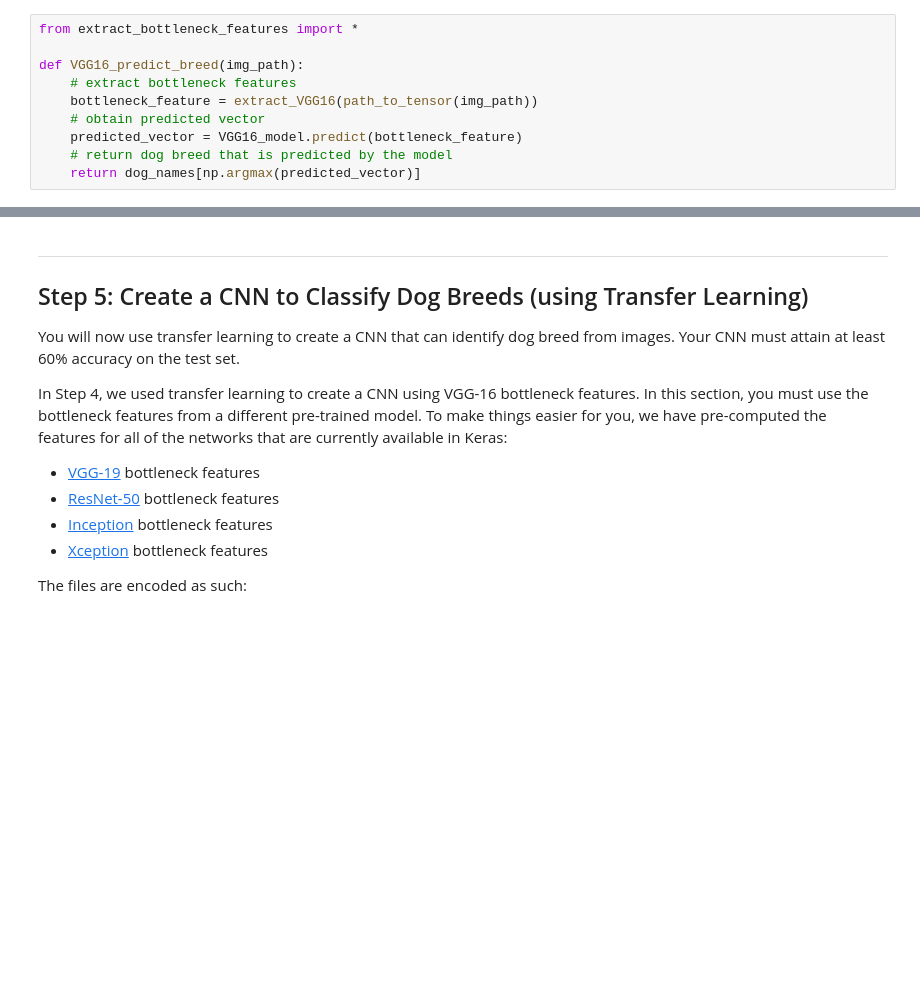
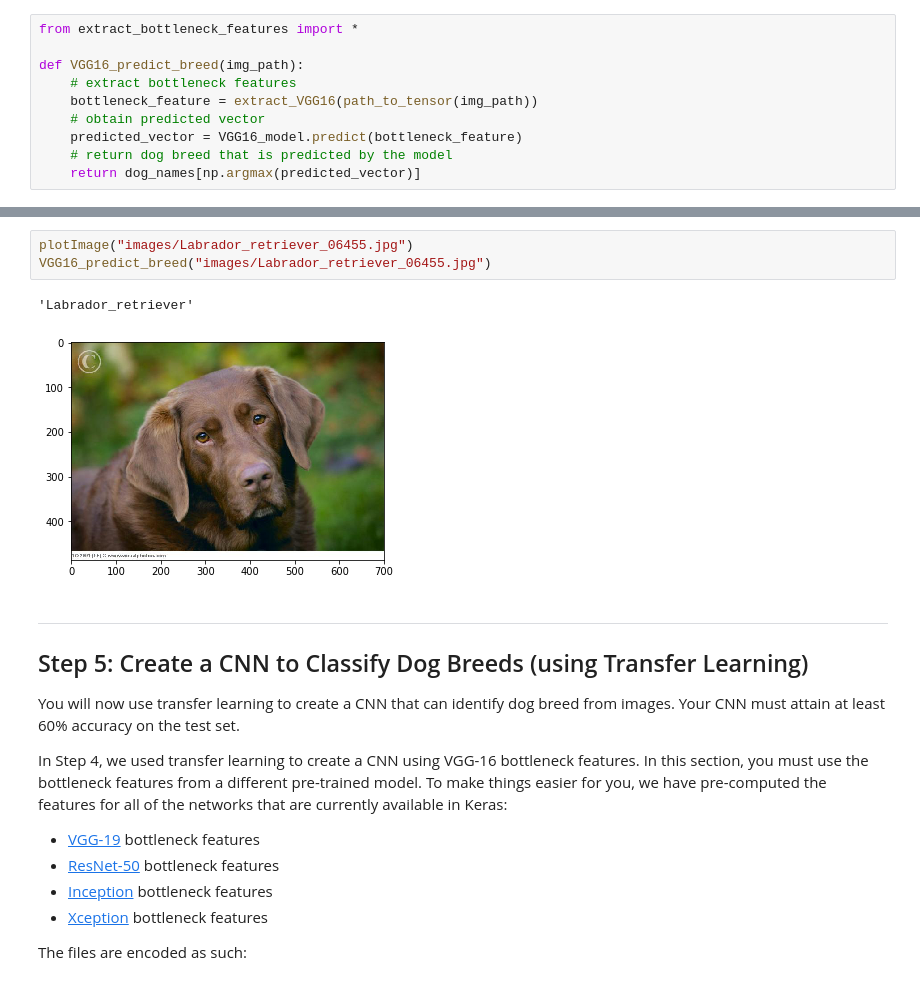
Before and after one commit to CheloGE/MachineLearningProjects, a Jupyter notebook: dog-project-master/dog_app.ipynb, the cells around one changed output, grey strips where cells are left out. Saved outputs shown, nothing was run; the diff lists cells and outputs as text; blank space fills up the shorter version.

```diff
--- a/dog-project-master/dog_app.ipynb
+++ b/dog-project-master/dog_app.ipynb
@@ -506,3 +557,9 @@ def VGG16_predict_breed(img_path):
+# %%
+plotImage("images/Labrador_retriever_06455.jpg")
+VGG16_predict_breed("images/Labrador_retriever_06455.jpg")
+# %% [output]
+'Labrador_retriever'
+[figure, added]
 # %% [markdown]
 ---
 <a id='step5'></a>
```
Also changed, not shown: parts of 8 cells of this notebook, 1 other file.
